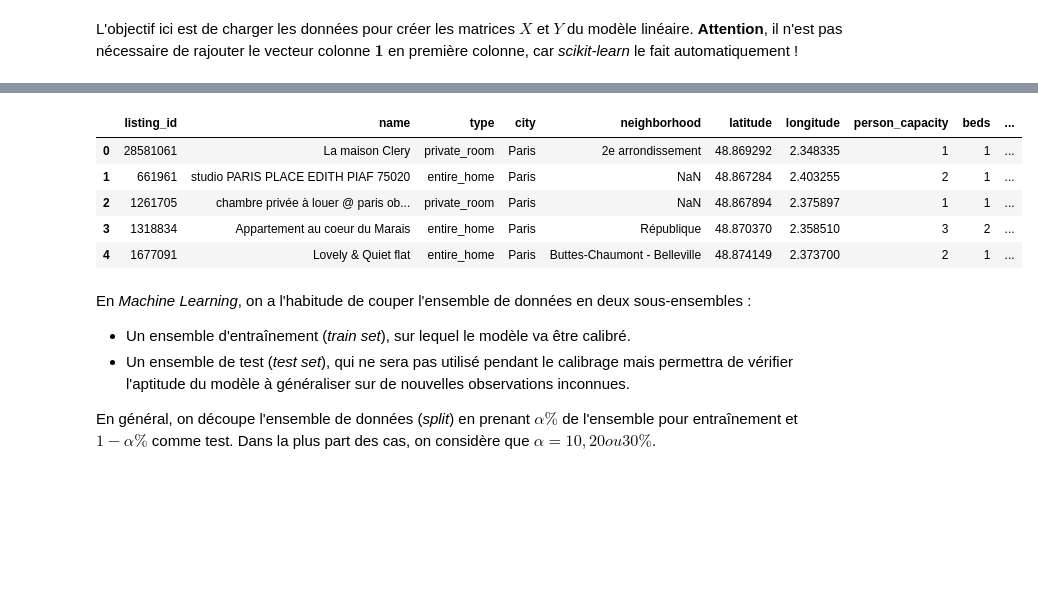
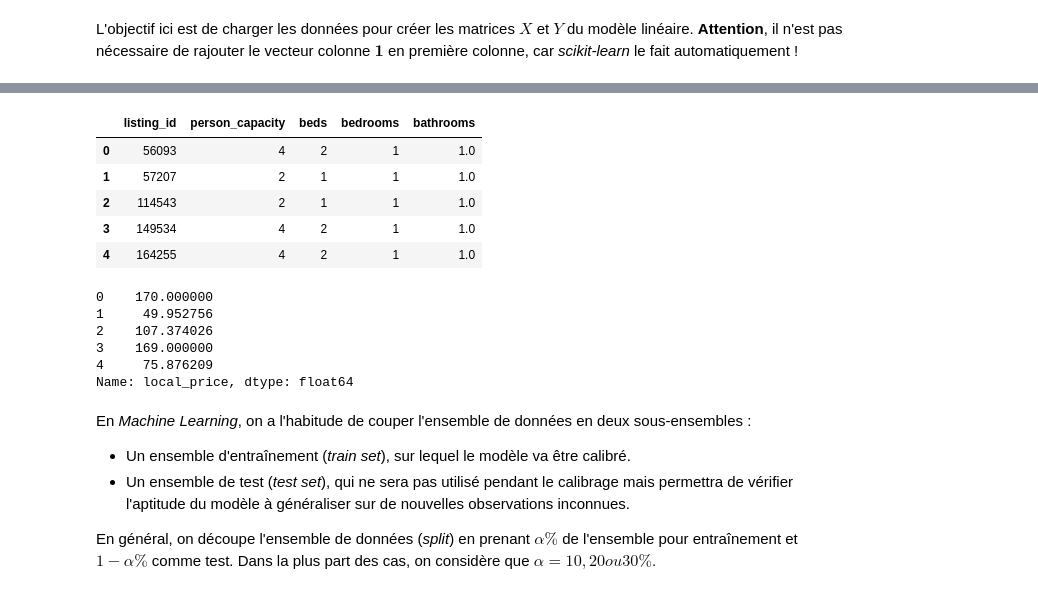
Before and after one commit to BaptisteHurel/Python, a Jupyter notebook: Modele_Lineaire_exo.ipynb, the cells around one changed output, grey strips where cells are left out. Saved outputs shown, nothing was run; the diff lists cells and outputs as text; code cells hidden in the pictures; blank space fills up the shorter version.

```diff
--- a/Modele_Lineaire_exo.ipynb
+++ b/Modele_Lineaire_exo.ipynb
@@ -111,0 +139,3 @@ da['local_price'].isna().sum()
+# %%
+grouped=doublons.groupby(['listing_id']).agg({'local_price':['mean']})
+grouped=grouped.reset_index()
@@ -111,0 +159,3 @@ da['local_price'].isna().sum()
+# %%
+grouped.columns = ['listing_id','local_price']
+grouped
@@ -112 +176,3 @@ da['local_price'].isna().sum()
+# %%
+data_merge = inner_merged_total=pd.merge(grouped,lf,on=["listing_id"])
 # %%
@@ -124,9 +188,8 @@ L'objectif ici est de charger les données pour créer les matrices $X$ et $Y$ d
 #X := les features à utiliser f
 #Y := la target (prix)
 
-#doublon =
-Y=da['local_price']
-#X=db['']
+X=data_merge[['listing_id','person_capacity','beds','bedrooms','bathrooms']]
+Y=data_merge['local_price']
 # %%
 #construire l'ensemble de donnée prix
 #
@@ -142,12 +216,21 @@ TypeError: 'DataFrame' object is not callable
 # %%
-db.head()
+X.head()
 # %% [output]
-|  | listing_id | name | type | city | neighborhood | latitude | longitude | person_capacity | beds | ... |
-| 0 | 28581061 | La maison Clery | private_room | Paris | 2e arrondissement | 48.869292 | 2.348335 | 1 | 1 | ... |
-| 1 | 661961 | studio PARIS PLACE EDITH PIAF 75020 | entire_home | Paris | NaN | 48.867284 | 2.403255 | 2 | 1 | ... |
-| 2 | 1261705 | chambre privée à louer @ paris ob... | private_room | Paris | NaN | 48.867894 | 2.375897 | 1 | 1 | ... |
-| 3 | 1318834 | Appartement au coeur du Marais | entire_home | Paris | République | 48.870370 | 2.358510 | 3 | 2 | ... |
-| 4 | 1677091 | Lovely & Quiet flat | entire_home | Paris | Buttes-Chaumont - Belleville | 48.874149 | 2.373700 | 2 | 1 | ... |
+|  | listing_id | person_capacity | beds | bedrooms | bathrooms |
+| 0 | 56093 | 4 | 2 | 1 | 1.0 |
+| 1 | 57207 | 2 | 1 | 1 | 1.0 |
+| 2 | 114543 | 2 | 1 | 1 | 1.0 |
+| 3 | 149534 | 4 | 2 | 1 | 1.0 |
+| 4 | 164255 | 4 | 2 | 1 | 1.0 |
+# %%
+Y.head()
+# %% [output]
+0    170.000000
+1     49.952756
+2    107.374026
+3    169.000000
+4     75.876209
+Name: local_price, dtype: float64
 # %% [markdown]
 En *Machine Learning*, on a l'habitude de couper l'ensemble de données en deux sous-ensembles :
 
```
Also changed, not shown: parts of 27 cells of this notebook.
